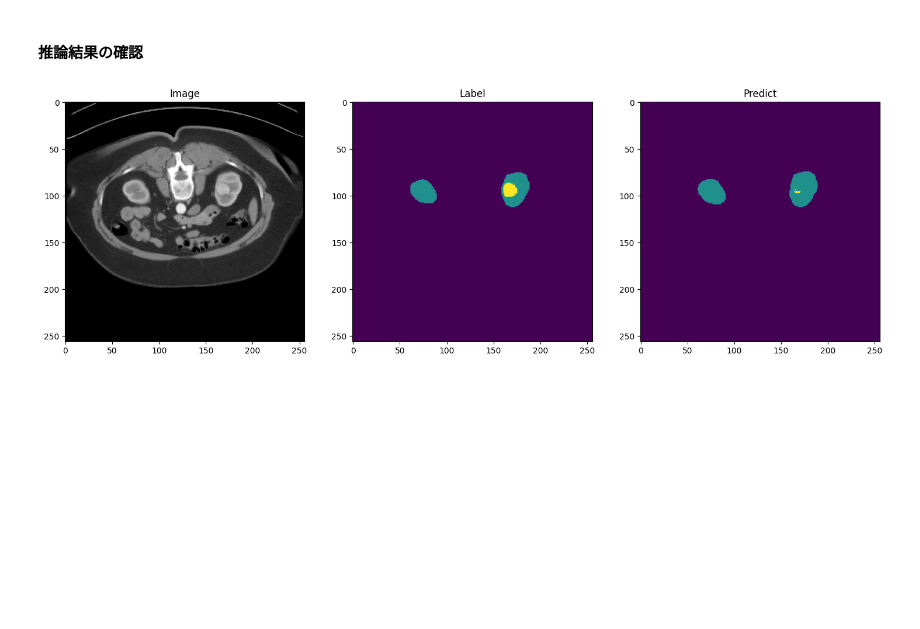
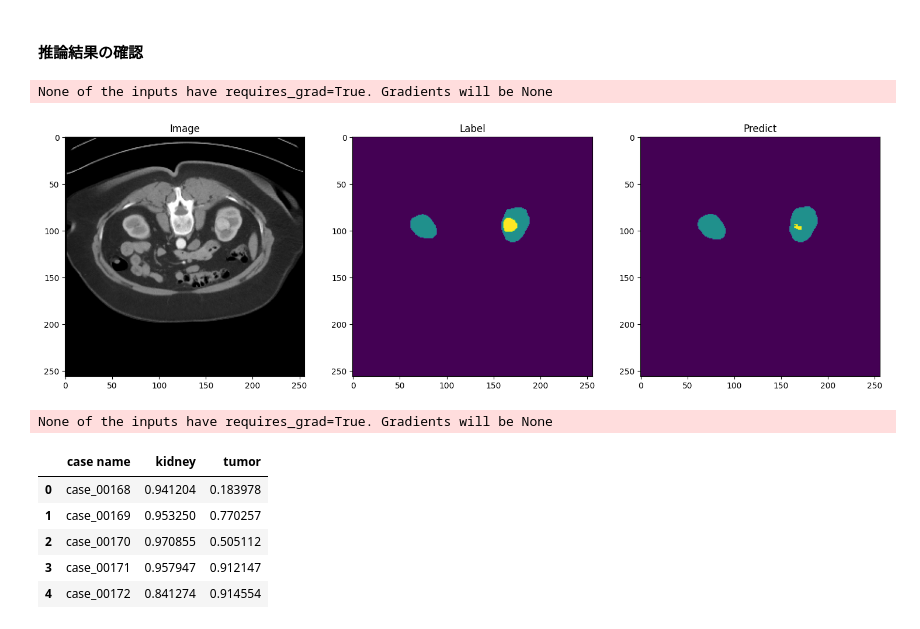
Before and after one commit to nvidiasamp/NSAMP-WORKSHOP-2024, a Jupyter notebook: 3D_Segmentation_with_MONAI/3D_segmentation.ipynb, the cells around one changed output. Saved outputs shown, nothing was run; the diff lists cells and outputs as text; code cells hidden in the pictures; blank space fills up the shorter version.

Commit message:
add image

```diff
--- a/3D_Segmentation_with_MONAI/3D_segmentation.ipynb
+++ b/3D_Segmentation_with_MONAI/3D_segmentation.ipynb
@@ -458,9 +458,9 @@ Trainer.train()
 #### **推論結果の確認**
 # %%
 #学習時に複数のGPUを使った場合
-MODEL = torch.nn.DataParallel(MODEL)
+#MODEL = torch.nn.DataParallel(MODEL)
 #学習時のパラメータをロード
-MODEL.load_state_dict(torch.load("/kqi/parent/230/net_params/Swin-UNETR/SwinUNETR_epoch100_Swin-UNETR.pth"))
+MODEL.load_state_dict(torch.load("/kqi/parent/231/net_params/Swin-UNETR/SwinUNETR_epoch100_Swin-UNETR.pth"))
 MODEL.eval()
 
 case_num = 6
@@ -483,6 +483,7 @@ with torch.no_grad():
     ax3.set_title(f'Predict')
     plt.show()
 # %% [output]
+None of the inputs have requires_grad=True. Gradients will be None
 [figure]
 # %%
 #推論して評価指標を確認するコード
@@ -492,6 +493,7 @@ def make_resultdf(model, val_loader, device,run_name,patch_size=(96,96,96),sw_ba
         "kidney":[],
         "tumor":[]
     }
+    case_name_list = []
 
     dice_metric = DiceMetric(include_background=False, reduction="mean_batch", get_not_nans=False)
 
@@ -504,6 +506,11 @@ def make_resultdf(model, val_loader, device,run_name,patch_size=(96,96,96),sw_ba
         output_convert = [post_pred(pred_tensor) for pred_tensor in outputs_list]
         return output_convert, labels_convert
 
+    def get_casename(path):
+        parent_path = os.path.dirname(path)
+        parent_dir = os.path.basename(parent_path)
+        return parent_dir
+
 
 
     model.eval()
@@ -513,6 +520,9 @@ def make_resultdf(model, val_loader, device,run_name,patch_size=(96,96,96),sw_ba
             images = batch["image"].to(device)
             labels = batch["label"]
 
+            case_name_path = images.meta['filename_or_obj'][0]
+            case_name = get_casename(case_name_path)
+
             with torch.cuda.amp.autocast():
                 logit = sliding_window_inference(images, patch_size, sw_batch_size, model, device="cpu")
                 output_convert, labels_convert = convert_onehot(logit,labels)
@@ -521,10 +531,26 @@ def make_resultdf(model, val_loader, device,run_name,patch_size=(96,96,96),sw_ba
                 for idx, class_name in enumerate(class_list.keys()):
                     value = dice_result[idx].item()
                     class_list[class_name].append(value)
+                case_name_list.append(case_name)
+
 
     result_df = pd.DataFrame(data=[],columns=[])
+    result_df["case name"]= case_name_list
     for class_name in class_list.keys():
         result_df[class_name] = class_list[class_name]
 
-    result_df.to_csv(f"../results/{run_name}/result_df.csv")
+    result_df.to_csv(f"./{run_name}_result_df.csv")
     return result_df
+# %%
+result_df = make_resultdf(MODEL,val_loader,DEVICE,"Swin-UNETR")
+# %% [output]
+None of the inputs have requires_grad=True. Gradients will be None
+# %%
+result_df.head()
+# %% [output]
+|  | case name | kidney | tumor |
+| 0 | case_00168 | 0.941204 | 0.183978 |
+| 1 | case_00169 | 0.953250 | 0.770257 |
+| 2 | case_00170 | 0.970855 | 0.505112 |
+| 3 | case_00171 | 0.957947 | 0.912147 |
+| 4 | case_00172 | 0.841274 | 0.914554 |
```
Also changed, not shown: 1 other file.
